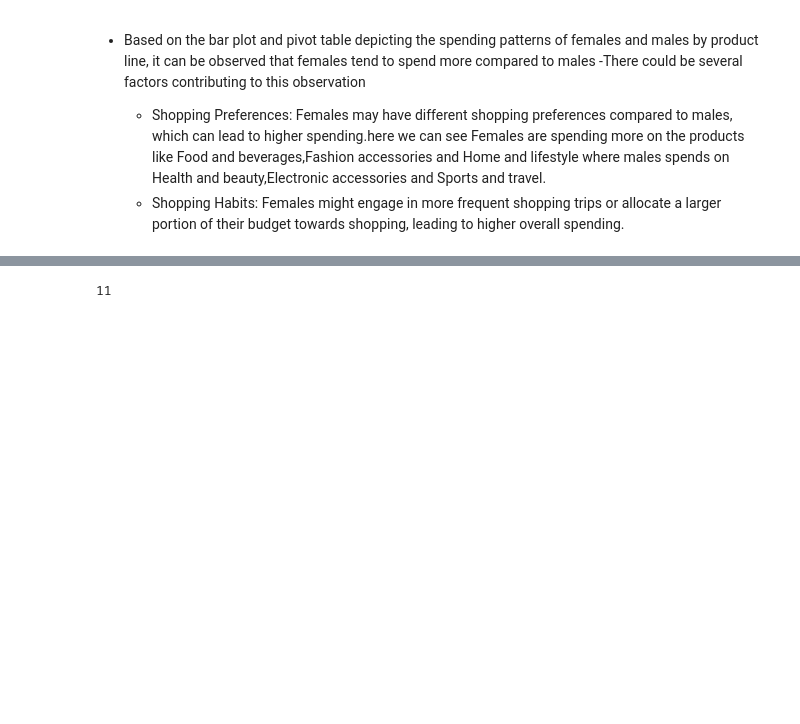
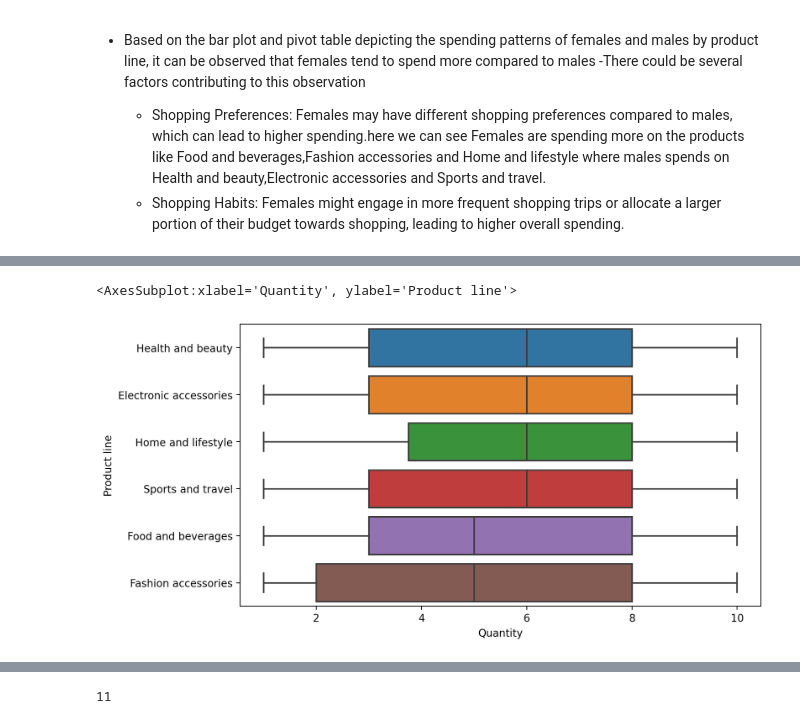
Before and after one commit to ArjunKrizz/Exploratory-Data-Analysis-of-Supermarket-Sales, a Jupyter notebook: EDA2.ipynb, the cells around one changed output, grey strips where cells are left out. Saved outputs shown, nothing was run; the diff lists cells and outputs as text; code cells hidden in the pictures; blank space fills up the shorter version.

```diff
--- a/EDA2.ipynb
+++ b/EDA2.ipynb
@@ -384,0 +406,7 @@ pivot_tab.sort_values(by='Male',ascending=False)
+# %%
+# creating boxplot
+plt.figure(figsize=(9,5),dpi=200)
+sns.boxplot(y=data['Product line'],x=data['Quantity'])
+# %% [output]
+<AxesSubplot:xlabel='Quantity', ylabel='Product line'>
+[figure, added]
```
Also changed, not shown: parts of 7 cells of this notebook.
